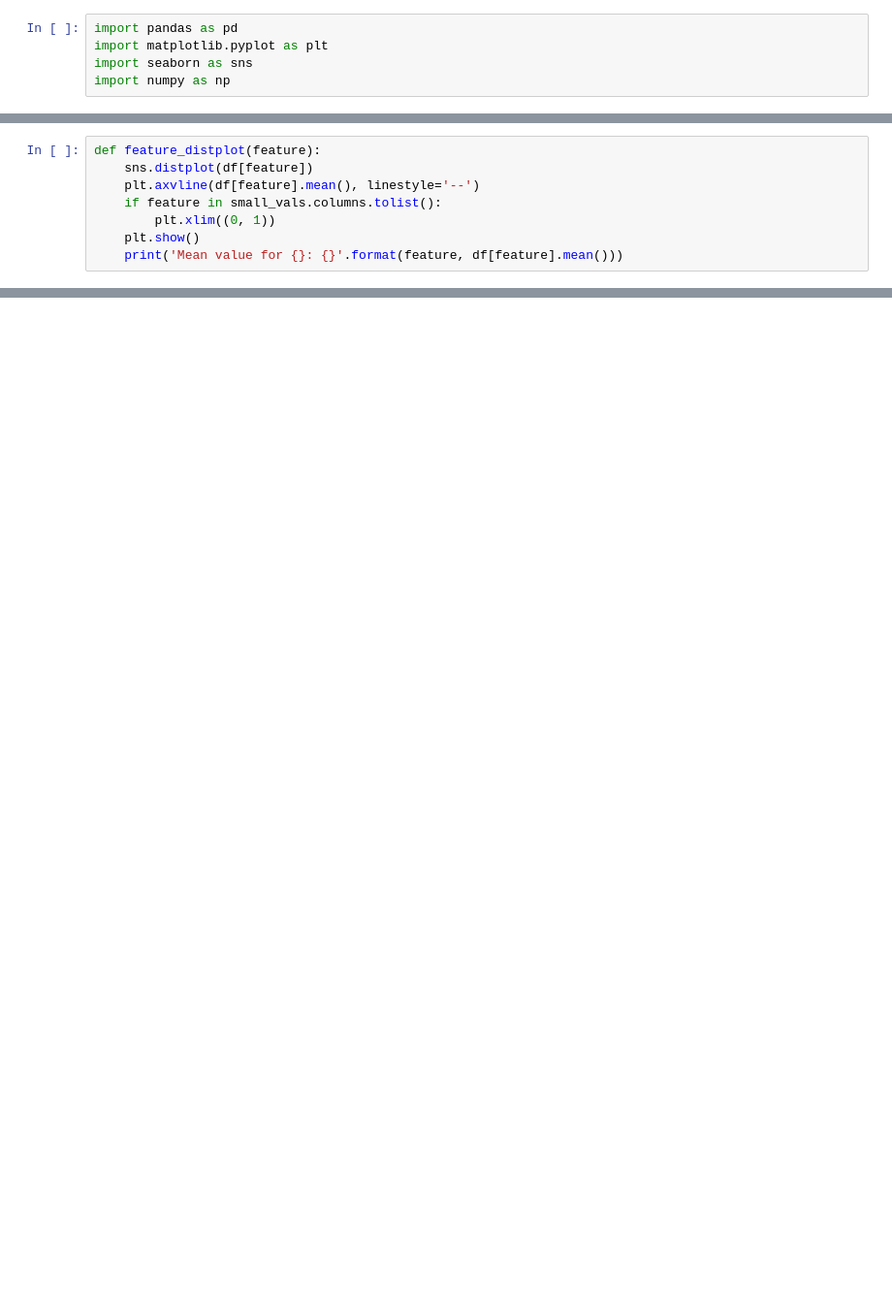
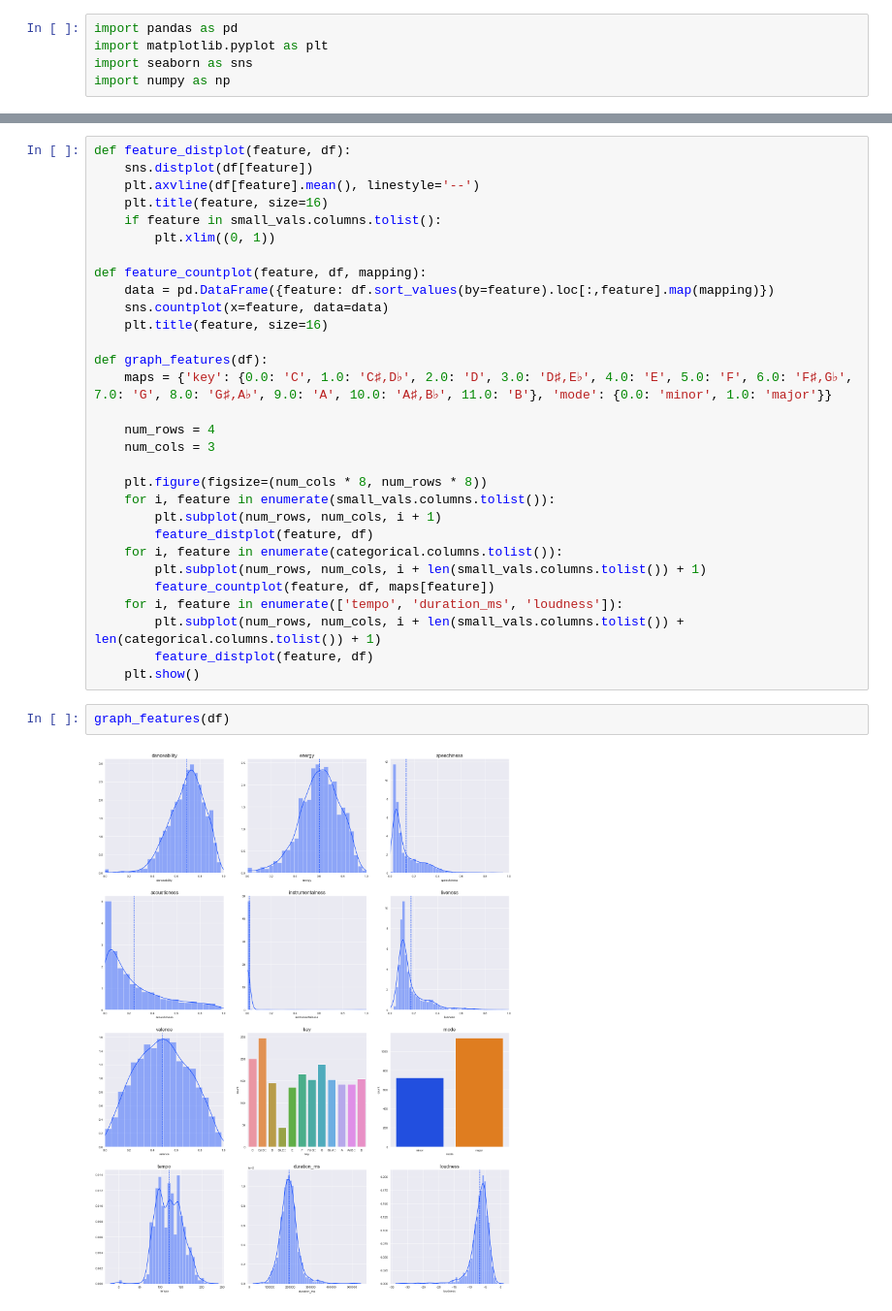
Before and after one commit to arnavthareja/music-analysis, a Jupyter notebook: spotify-analysis.ipynb, the cells around one changed output, grey strips where cells are left out. Shown at 97% size. Saved outputs shown, nothing was run; the diff lists cells and outputs as text; blank space fills up the shorter version.

```diff
--- a/spotify-analysis.ipynb
+++ b/spotify-analysis.ipynb
@@ -62,8 +81,0 @@ plt.show()
-# %%
-def feature_distplot(feature):
-    sns.distplot(df[feature])
-    plt.axvline(df[feature].mean(), linestyle='--')
-    if feature in small_vals.columns.tolist():
-        plt.xlim((0, 1))
-    plt.show()
-    print('Mean value for {}: {}'.format(feature, df[feature].mean()))
@@ -98,0 +82,34 @@ sns.countplot(x='mode', data=modes)
+# %%
+def feature_distplot(feature, df):
+    sns.distplot(df[feature])
+    plt.axvline(df[feature].mean(), linestyle='--')
+    plt.title(feature, size=16)
+    if feature in small_vals.columns.tolist():
+        plt.xlim((0, 1))
+
+def feature_countplot(feature, df, mapping):
+    data = pd.DataFrame({feature: df.sort_values(by=feature).loc[:,feature].map(mapping)})
+    sns.countplot(x=feature, data=data)
+    plt.title(feature, size=16)
+
+def graph_features(df):
+    maps = {'key': {0.0: 'C', 1.0: 'C♯,D♭', 2.0: 'D', 3.0: 'D♯,E♭', 4.0: 'E', 5.0: 'F', 6.0: 'F♯,G♭', 7.0: 'G', 8.0: 'G♯,A♭', 9.0: 'A', 10.0: 'A♯,B♭', 11.0: 'B'}, 'mode': {0.0: 'minor', 1.0: 'major'}}
+
+    num_rows = 4
+    num_cols = 3
+
+    plt.figure(figsize=(num_cols * 8, num_rows * 8))
+    for i, feature in enumerate(small_vals.columns.tolist()):
+        plt.subplot(num_rows, num_cols, i + 1)
+        feature_distplot(feature, df)
+    for i, feature in enumerate(categorical.columns.tolist()):
+        plt.subplot(num_rows, num_cols, i + len(small_vals.columns.tolist()) + 1)
+        feature_countplot(feature, df, maps[feature])
+    for i, feature in enumerate(['tempo', 'duration_ms', 'loudness']):
+        plt.subplot(num_rows, num_cols, i + len(small_vals.columns.tolist()) + len(categorical.columns.tolist()) + 1)
+        feature_distplot(feature, df)
+    plt.show()
+# %%
+graph_features(df)
+# %% [output]
+[figure, added]
```
Also changed, not shown: parts of 11 cells of this notebook, 2 other files.
